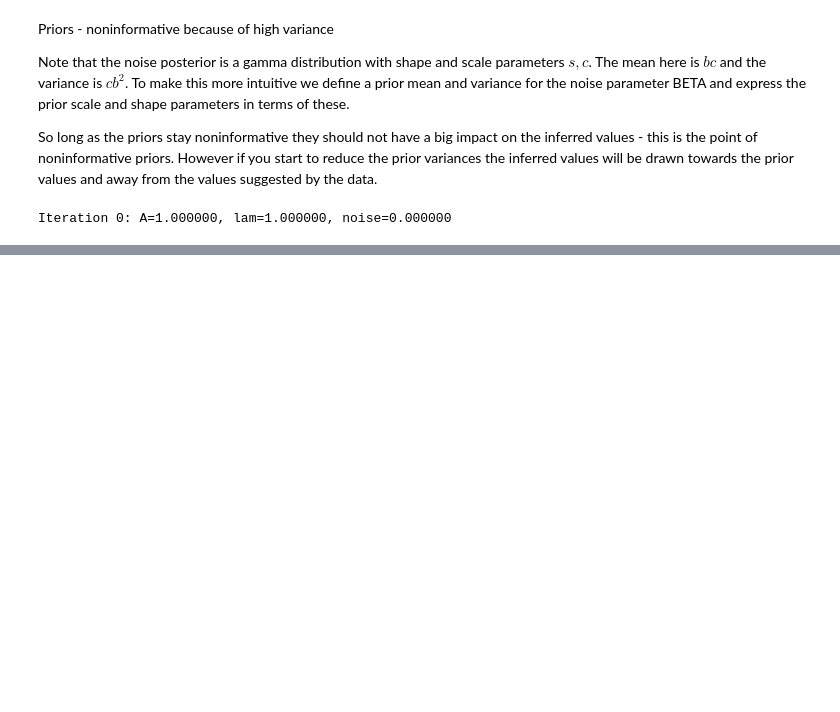
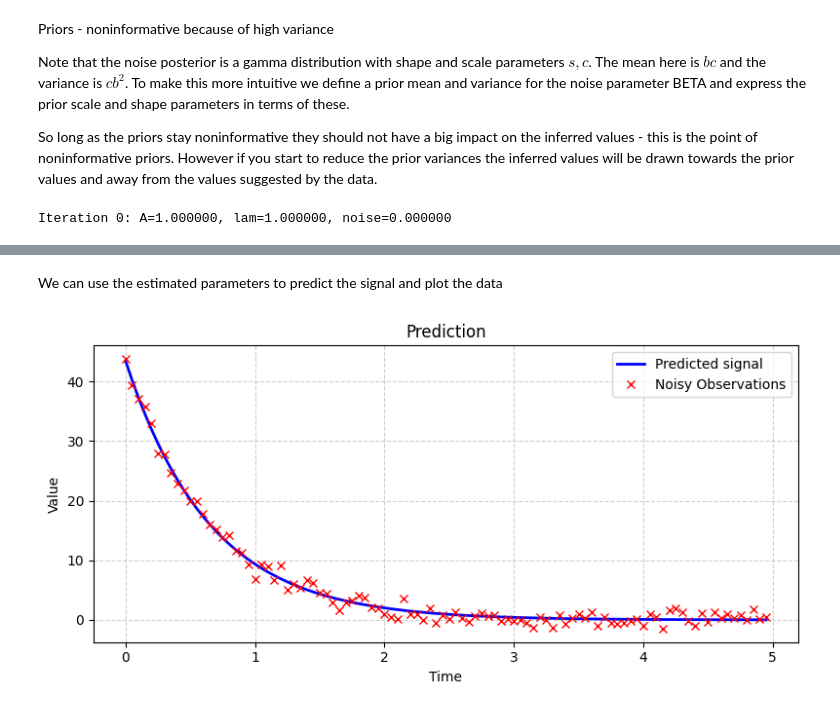
Before and after one commit to jorobledo/bayesian_learning_course, a Jupyter notebook: BLcourse3/avb_gaussian.ipynb, the cells around one changed output, grey strips where cells are left out. Cells and saved outputs as stored; diff of their text form; code cells hidden in the pictures; blank space fills up the shorter version.

```diff
--- a/BLcourse3/avb_gaussian.ipynb
+++ b/BLcourse3/avb_gaussian.ipynb
@@ -373,0 +383,21 @@ Iteration 20: A=41.973029, lam=1.494962, noise=1.048439
+# %% [markdown]
+We can use the estimated parameters to predict the signal and plot the data
+# %%
+predicted = model(t, M[0], M[1])
+
+plt.figure(figsize=(8, 4))
+
+plt.plot(t, predicted, color="blue", linewidth=2, label="Predicted signal")
+plt.plot(t, DATA_NOISY, "rx", label="Noisy Observations")
+
+plt.xlabel("Time")
+plt.ylabel("Value")
+plt.title("Prediction")
+
+plt.legend()
+plt.grid(True, linestyle="--", alpha=0.6)
+plt.tight_layout()
+
+plt.show()
+# %% [output]
+[figure, added]
```
Also changed, not shown: parts of 13 cells of this notebook, 2 other files.
